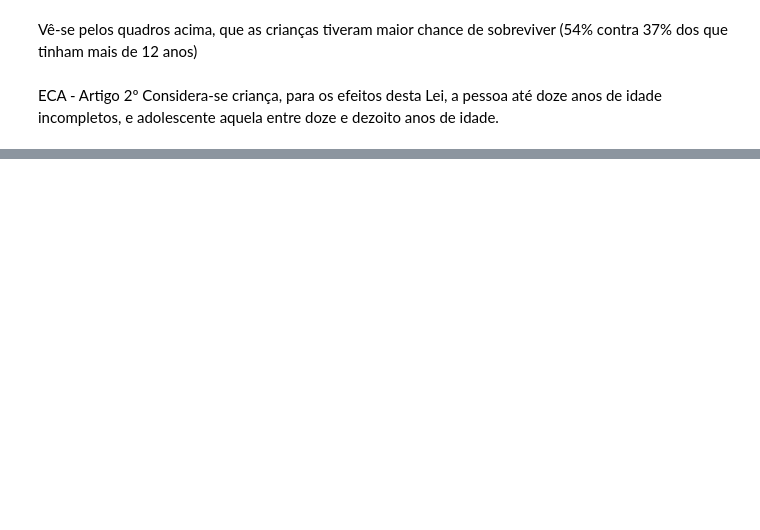
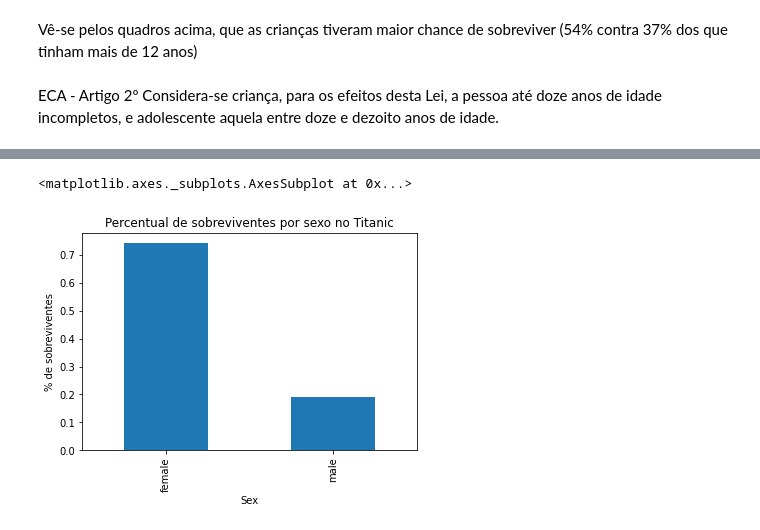
Before and after one commit to pcpiscator/Ciencia-de-dados, a Jupyter notebook: S4_Tarefa.ipynb, the cells around one changed output, grey strips where cells are left out. Drawn from its saved outputs; the diff is of its cells as text; code cells hidden in the pictures; blank space fills up the shorter version.

```diff
--- a/S4_Tarefa.ipynb
+++ b/S4_Tarefa.ipynb
@@ -90,0 +168,7 @@ Pelo acima descrito, constata-se que mulheres e crianças tiveram maior chance d
+# %%
+plt.title('Percentual de sobreviventes por sexo no Titanic')
+plt.ylabel('% de sobreviventes')
+df.groupby('Sex')['Survived'].mean().plot(kind='bar')
+# %% [output]
+<matplotlib.axes._subplots.AxesSubplot at 0x...>
+[figure, added]
```
Also changed, not shown: parts of 13 cells of this notebook.
